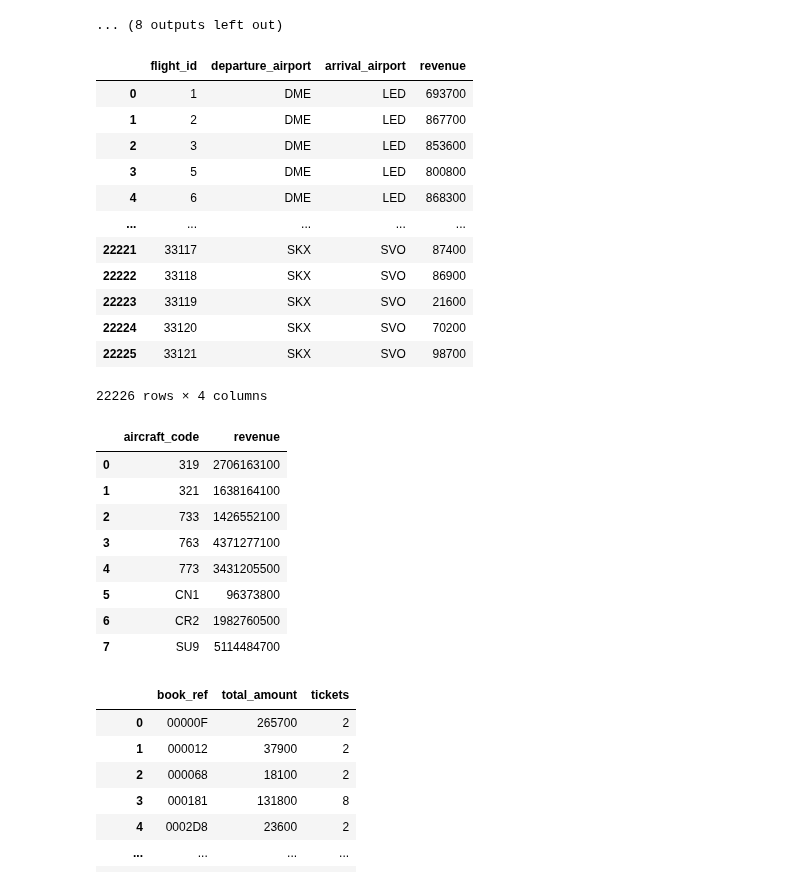
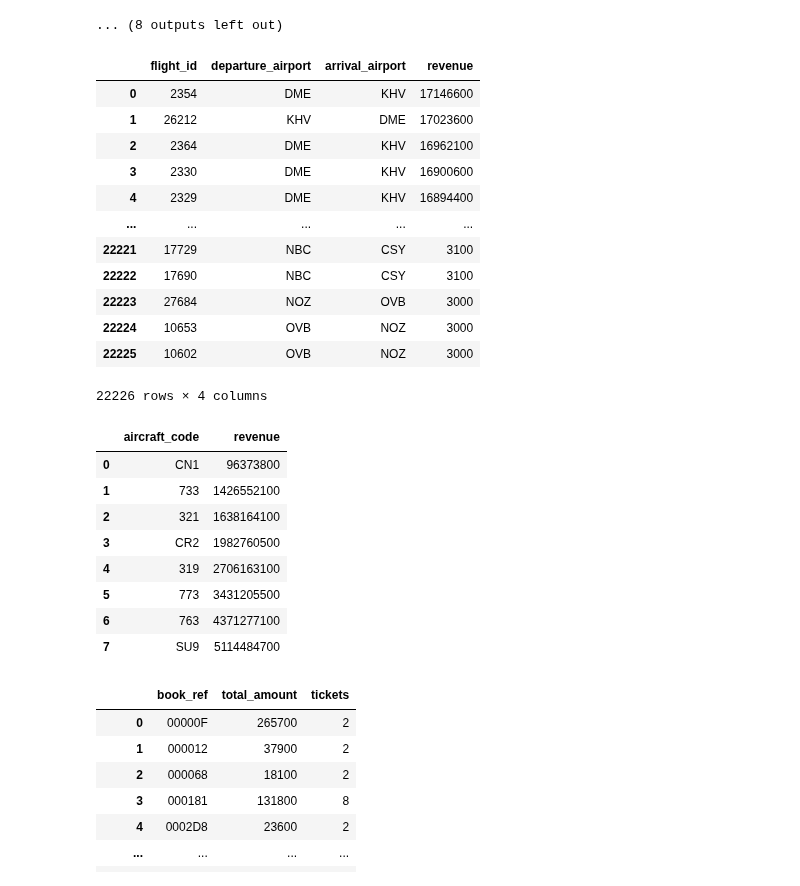
Before and after one commit to YamenNahhas/my-data-project, a Jupyter notebook: notebooks/Airline Data Analysis Using SQL.ipynb, the cells around one changed output. Drawn from its saved outputs; the diff is of its cells as text; code cells hidden in the pictures.

```diff
--- a/notebooks/Airline Data Analysis Using SQL.ipynb
+++ b/notebooks/Airline Data Analysis Using SQL.ipynb
@@ -116,29 +116,30 @@ seats
 # %%
 #join flight information with revenue
 sql_query = '''SELECT
     f.flight_id,
     f.departure_airport,
     f.arrival_airport,
     sum(tf.amount) AS revenue
 FROM ticket_flights tf
 JOIN flights f
     ON tf.flight_id = f.flight_id
-GROUP BY f.flight_id'''
+GROUP BY f.flight_id
+ORDER BY revenue DESC'''
 df_join_flight_info_revenue = pd.read_sql_query(sql_query, conn)
 display(df_join_flight_info_revenue)
 # %% [output]
 |  | flight_id | departure_airport | arrival_airport | revenue |
-| 0 | 1 | DME | LED | 693700 |
-| 1 | 2 | DME | LED | 867700 |
-| 2 | 3 | DME | LED | 853600 |
-| 3 | 5 | DME | LED | 800800 |
-| 4 | 6 | DME | LED | 868300 |
+| 0 | 2354 | DME | KHV | 17146600 |
+| 1 | 26212 | KHV | DME | 17023600 |
+| 2 | 2364 | DME | KHV | 16962100 |
+| 3 | 2330 | DME | KHV | 16900600 |
+| 4 | 2329 | DME | KHV | 16894400 |
 | ... | ... | ... | ... | ... |
-| 22221 | 33117 | SKX | SVO | 87400 |
-| 22222 | 33118 | SKX | SVO | 86900 |
-| 22223 | 33119 | SKX | SVO | 21600 |
-| 22224 | 33120 | SKX | SVO | 70200 |
-| 22225 | 33121 | SKX | SVO | 98700 |
+| 22221 | 17729 | NBC | CSY | 3100 |
+| 22222 | 17690 | NBC | CSY | 3100 |
+| 22223 | 27684 | NOZ | OVB | 3000 |
+| 22224 | 10653 | OVB | NOZ | 3000 |
+| 22225 | 10602 | OVB | NOZ | 3000 |
 22226 rows × 4 columns
 # %%
 #join aircraft code with revenue
@@ -150,18 +151,19 @@ JOIN flights f
     ON tf.flight_id = f.flight_id
 JOIN aircrafts_data a
     ON f.aircraft_code = a.aircraft_code
-GROUP BY a.aircraft_code"""
+GROUP BY a.aircraft_code
+ORDER BY revenue"""
 df_join_aircraft_code_revenue=pd.read_sql_query(sql_query, conn)
 display(df_join_aircraft_code_revenue)
 # %% [output]
 |  | aircraft_code | revenue |
-| 0 | 319 | 2706163100 |
-| 1 | 321 | 1638164100 |
-| 2 | 733 | 1426552100 |
-| 3 | 763 | 4371277100 |
-| 4 | 773 | 3431205500 |
-| 5 | CN1 | 96373800 |
-| 6 | CR2 | 1982760500 |
+| 0 | CN1 | 96373800 |
+| 1 | 733 | 1426552100 |
+| 2 | 321 | 1638164100 |
+| 3 | CR2 | 1982760500 |
+| 4 | 319 | 2706163100 |
+| 5 | 773 | 3431205500 |
+| 6 | 763 | 4371277100 |
 | 7 | SU9 | 5114484700 |
 # %%
 sql_query = """SELECT
```
Also changed, not shown: parts of 12 cells of this notebook.
